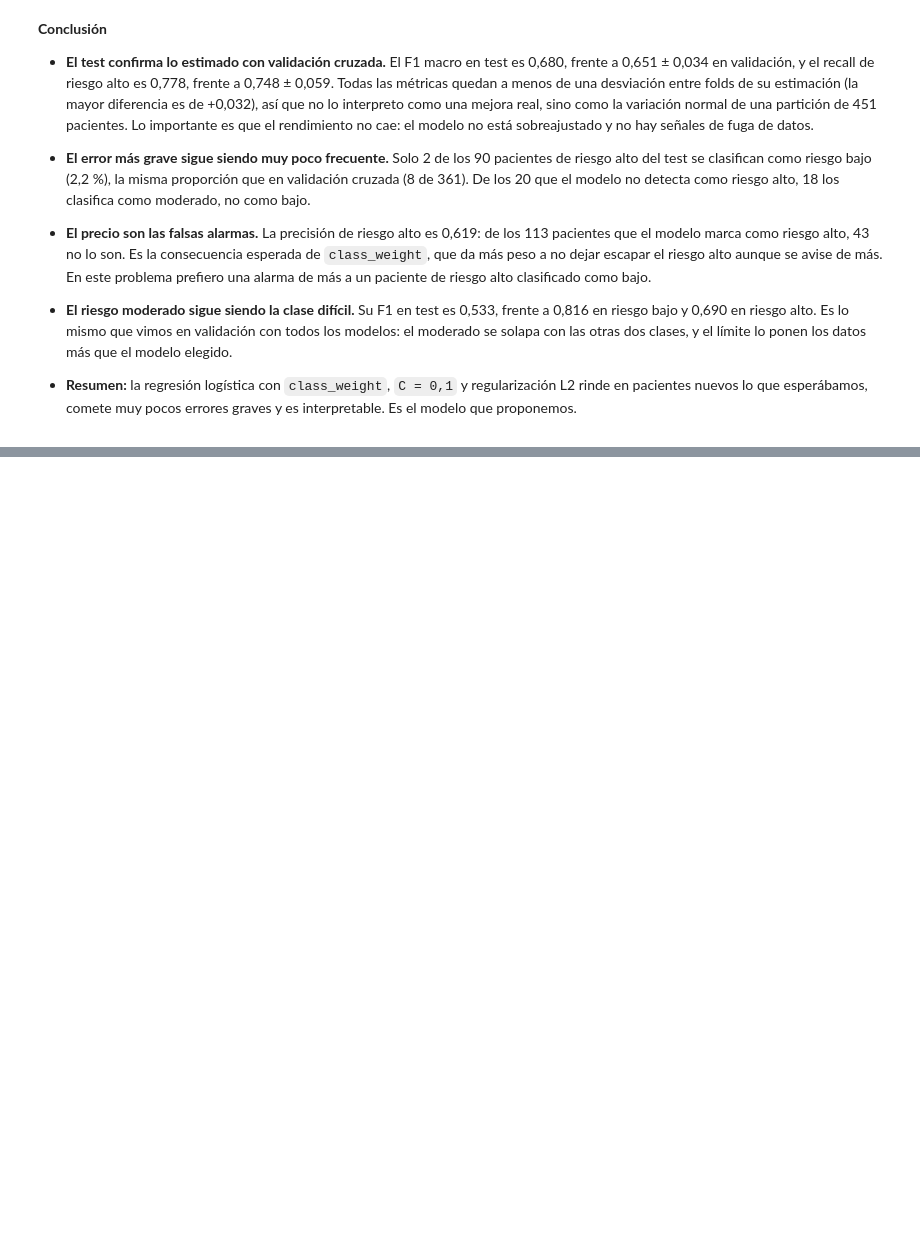
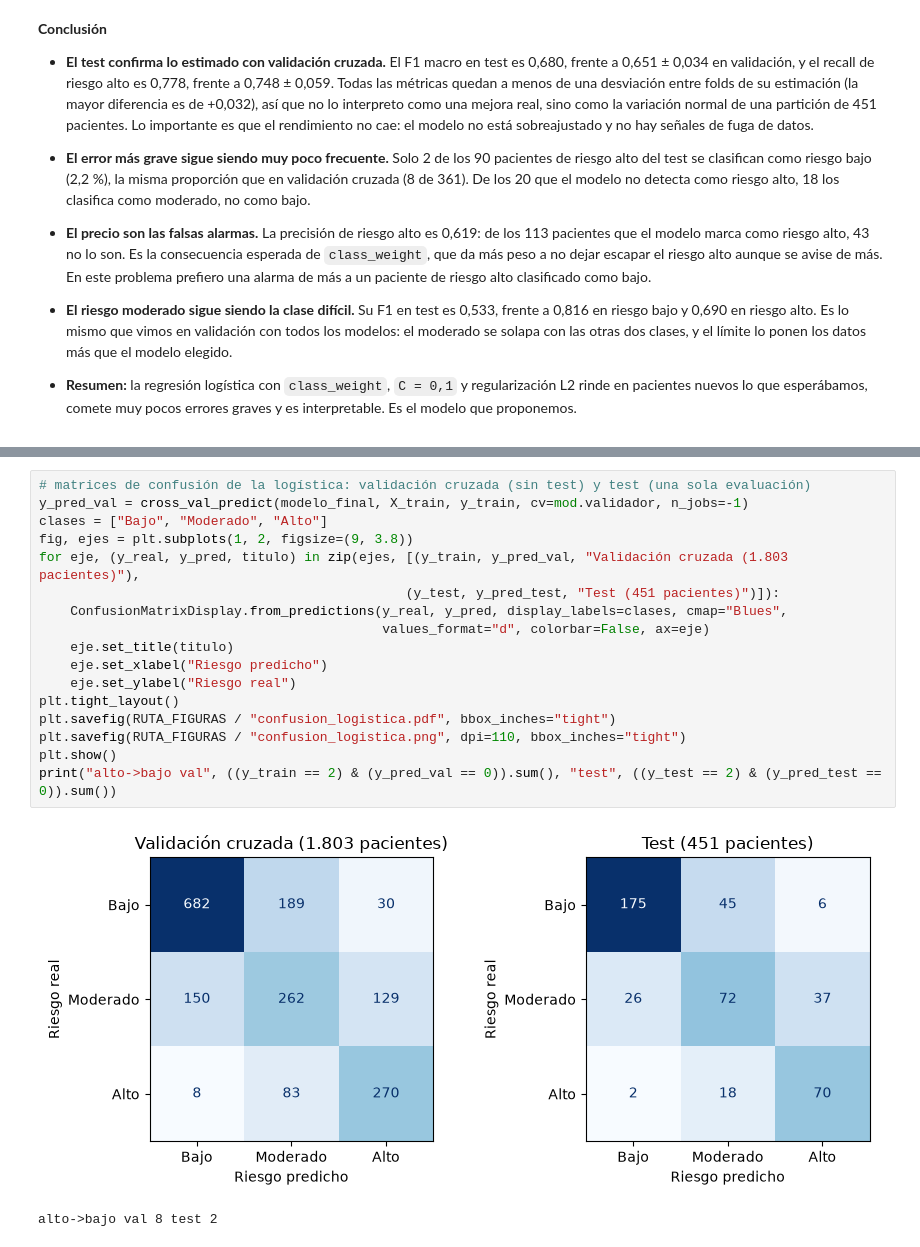
Before and after one commit to enzocastrozn/machine_learning, a Jupyter notebook: src/comparacion_final.ipynb, the cells around one changed output, grey strips where cells are left out. Drawn from its saved outputs; the diff is of its cells as text; blank space fills up the shorter version.

```diff
--- a/src/comparacion_final.ipynb
+++ b/src/comparacion_final.ipynb
@@ -357,0 +430,20 @@ resultados.to_csv(mod.RUTA_RESULTADOS / "comparacion_final.csv")
+# %%
+# matrices de confusión de la logística: validación cruzada (sin test) y test (una sola evaluación)
+y_pred_val = cross_val_predict(modelo_final, X_train, y_train, cv=mod.validador, n_jobs=-1)
+clases = ["Bajo", "Moderado", "Alto"]
+fig, ejes = plt.subplots(1, 2, figsize=(9, 3.8))
+for eje, (y_real, y_pred, titulo) in zip(ejes, [(y_train, y_pred_val, "Validación cruzada (1.803 pacientes)"),
+                                               (y_test, y_pred_test, "Test (451 pacientes)")]):
+    ConfusionMatrixDisplay.from_predictions(y_real, y_pred, display_labels=clases, cmap="Blues",
+                                            values_format="d", colorbar=False, ax=eje)
+    eje.set_title(titulo)
+    eje.set_xlabel("Riesgo predicho")
+    eje.set_ylabel("Riesgo real")
+plt.tight_layout()
+plt.savefig(RUTA_FIGURAS / "confusion_logistica.pdf", bbox_inches="tight")
+plt.savefig(RUTA_FIGURAS / "confusion_logistica.png", dpi=110, bbox_inches="tight")
+plt.show()
+print("alto->bajo val", ((y_train == 2) & (y_pred_val == 0)).sum(), "test", ((y_test == 2) & (y_pred_test == 0)).sum())
+# %% [output]
+[figure, added]
+alto->bajo val 8 test 2
```
Also changed, not shown: parts of 3 cells of this notebook, 7 other files.
